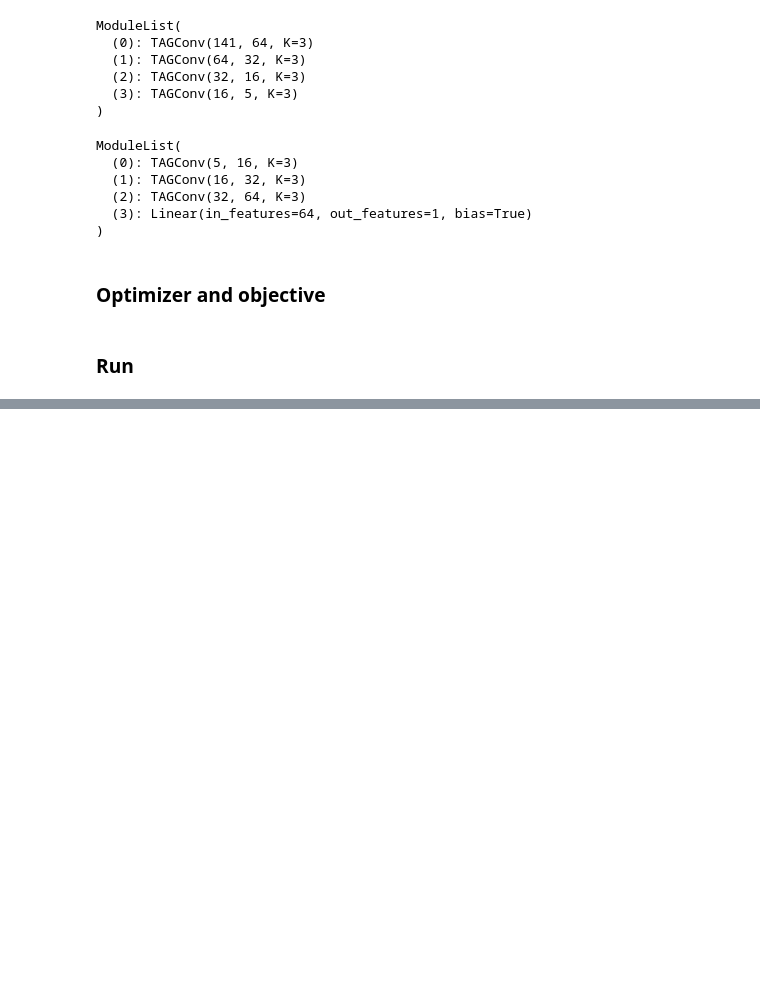
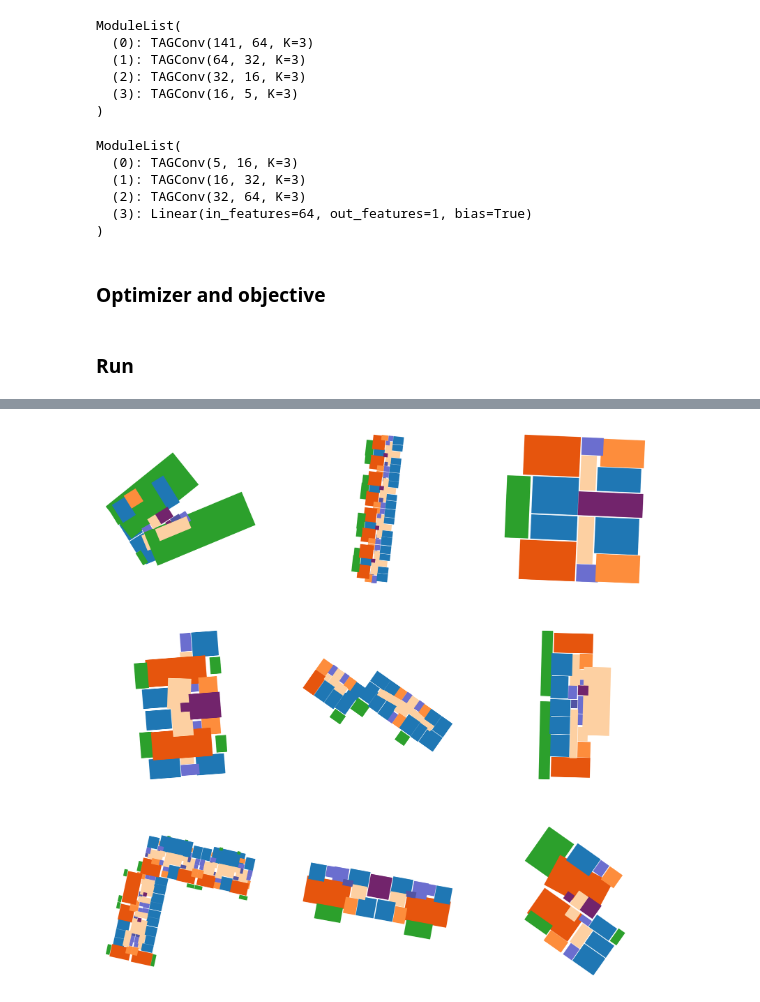
Before and after one commit to Haoranxia/Graph_ML_project, a Jupyter notebook: training_2.ipynb, the cells around one changed output, grey strips where cells are left out. Drawn from its saved outputs; the diff is of its cells as text; code cells hidden in the pictures; blank space fills up the shorter version.

```diff
--- a/training_2.ipynb
+++ b/training_2.ipynb
@@ -623,0 +749,22 @@ Loss (GEN / DIS): -16.09 / -423.57
+# %%
+
+# set up figure
+n = int(np.ceil(np.sqrt(bs)))
+fs = 10
+fig, axs = plt.subplots(n, n, figsize=(n*fs, n*fs))
+axs = axs.flatten()
+
+for i, ax in enumerate(axs):
+
+    graph_pyg = torch.load(os.path.join(path["graph_simple"], f'{indices[i]}'))
+
+    for info, roomtype in zip(graph_pyg.properties, graph_pyg.room_type):
+
+        geom = info_to_geom(info)
+
+        c=np.array(CMAP_ROOMTYPE(roomtype)).reshape(1,4)
+        plot_polygon(ax, geom, fc=c, ec=c, label=c)
+
+        _ = [ax.set_aspect('equal'), ax.axis('off')]
+# %% [output]
+[figure, added]
```
Also changed, not shown: parts of 11 cells of this notebook, 2 other files.
